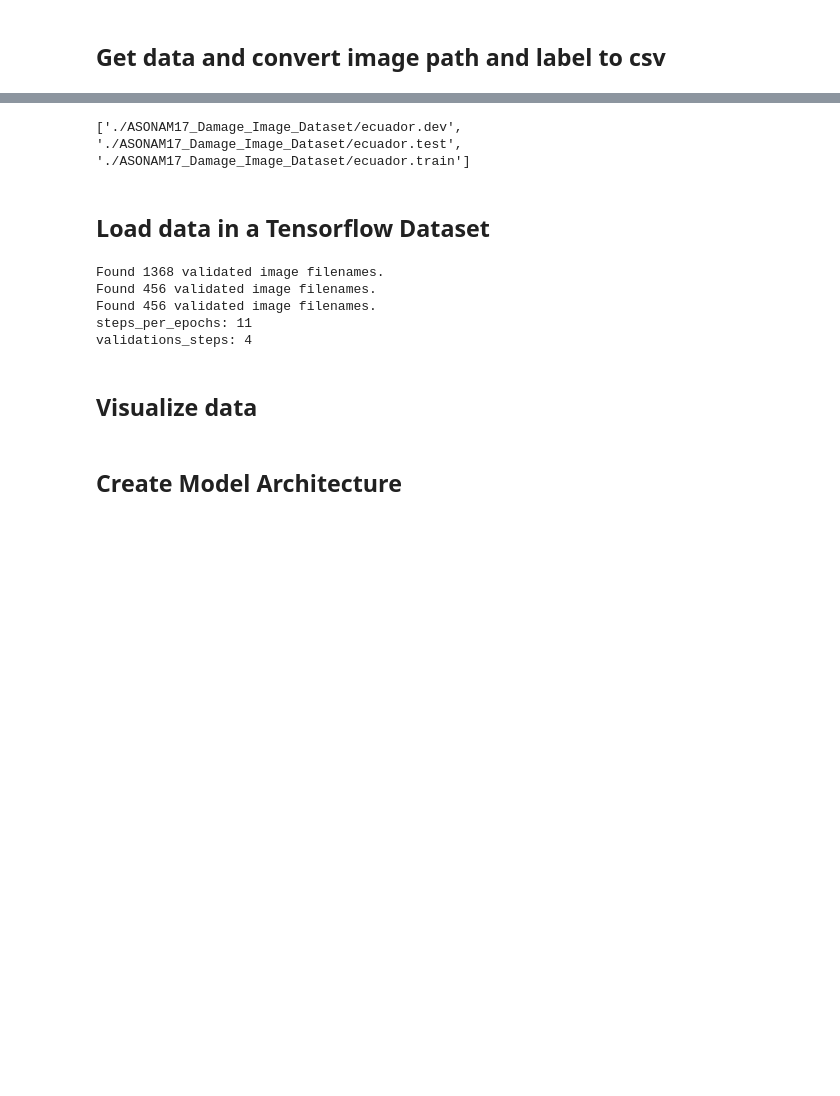
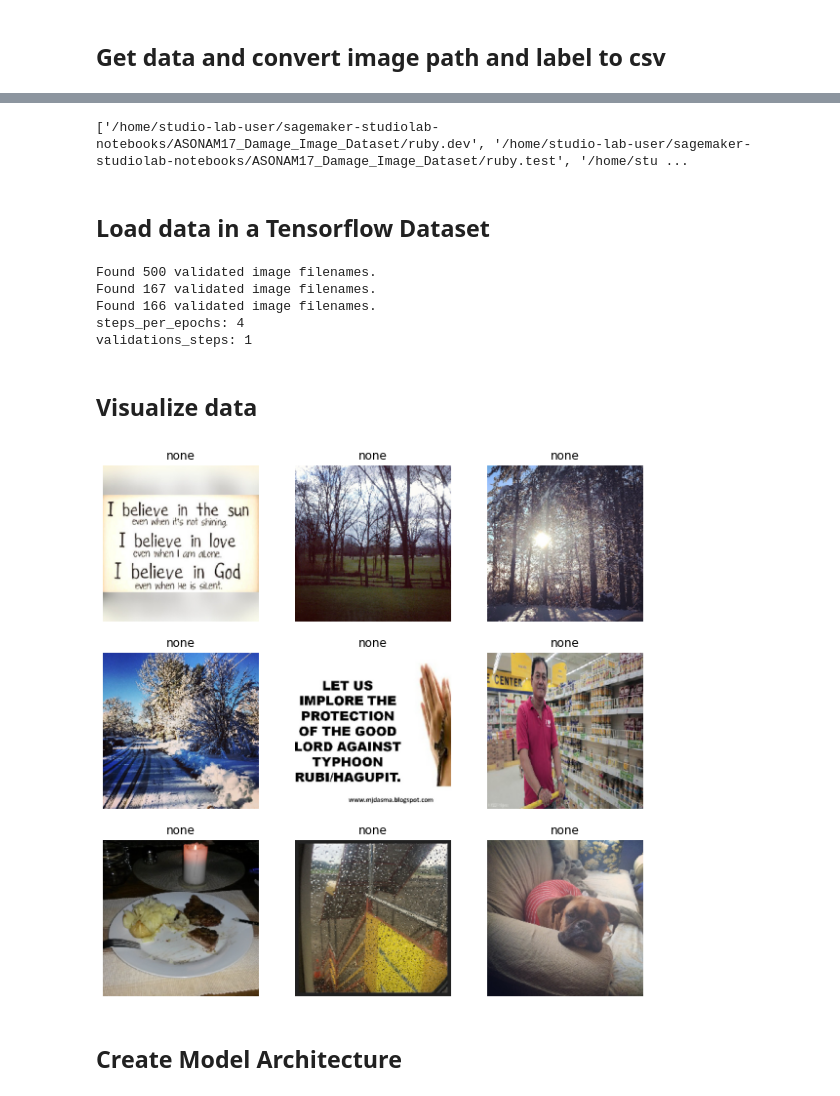
Before and after one commit to mayerantoine/disaster-damage-assessment-ml, a Jupyter notebook: notebooks/Damage Assessment from image data.ipynb, the cells around one changed output, grey strips where cells are left out. Cells and saved outputs as stored; diff of their text form; code cells hidden in the pictures; blank space fills up the shorter version.

```diff
--- a/notebooks/Damage Assessment from image data.ipynb
+++ b/notebooks/Damage Assessment from image data.ipynb
@@ -89,14 +97,14 @@ def save_all_files(images_path,event_file):
 # %%
-save_all_files(images_path,'ecuador')
+save_all_files(images_path,'ruby')
 # %% [output]
-['./ASONAM17_Damage_Image_Dataset/ecuador.dev', './ASONAM17_Damage_Image_Dataset/ecuador.test', './ASONAM17_Damage_Image_Dataset/ecuador.train']
+['/home/studio-lab-user/sagemaker-studiolab-notebooks/ASONAM17_Damage_Image_Dataset/ruby.dev', '/home/studio-lab-user/sagemaker-studiolab-notebooks/ASONAM17_Damage_Image_Dataset/ruby.test', '/home/stu ...
 # %% [markdown]
 ## Load data in a Tensorflow Dataset
 # %%
 from tensorflow.keras.preprocessing.image import ImageDataGenerator
 import pandas as pd
 
-damage_path = './damage_csv'
+#damage_path = './damage_csv'
 IMG_SIZE = 224
 batch_size = 32
 num_classes = 3
@@ -193,28 +201,30 @@ def create_dataset(damage_path,event,is_augment=False,batch_size=32,buffer_size=
 
 
 
-train_ds, valid_ds,test_ds,steps_per_epoch,validation_steps, = create_dataset(damage_path,'ecuador',
+train_ds, valid_ds,test_ds,steps_per_epoch,validation_steps, = create_dataset(damage_path,'ruby',
                                     is_augment=True,batch_size=128,buffer_size=100)
 # %% [output]
-Found 1368 validated image filenames.
-Found 456 validated image filenames.
-Found 456 validated image filenames.
-steps_per_epochs: 11
-validations_steps: 4
+Found 500 validated image filenames.
+Found 167 validated image filenames.
+Found 166 validated image filenames.
+steps_per_epochs: 4
+validations_steps: 1
 # %%
 class_names=['none','mild','severe']
 # %% [markdown]
 ## Visualize data
 # %%
-#image_batch, label_batch = next(iter(test_ds))
+image_batch, label_batch = next(iter(test_ds))
 
-#plt.figure(figsize = (10, 10))
-#for i in range(9):
-#    ax = plt.subplot(3, 3, i + 1)
-#    plt.imshow(image_batch[i])
-#    label = label_batch[i]
-#    plt.title(class_names[int(label)])
-#    plt.axis("off")
+plt.figure(figsize = (10, 10))
+for i in range(9):
+    ax = plt.subplot(3, 3, i + 1)
+    plt.imshow(image_batch[i])
+    label = label_batch[i]
+    plt.title(class_names[int(label)])
+    plt.axis("off")
+# %% [output]
+[figure, added]
 # %%
 def subplot_learning_curve(model_name,history):
     #plt.clf()
```
Also changed, not shown: parts of 12 cells of this notebook, 8 other files.
